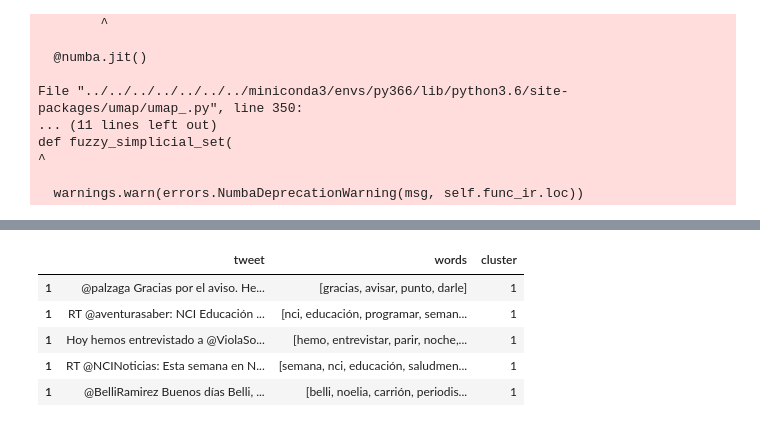
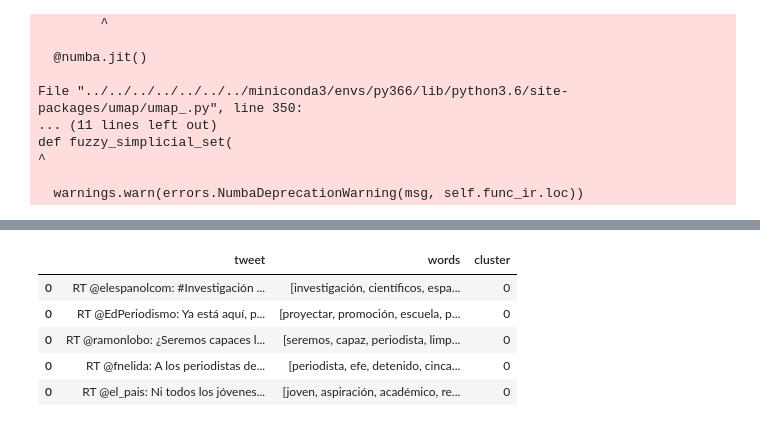
Before and after one commit to noeliacarrion/tweeffinity-final-project-ironhack, a Jupyter notebook: jupyter_notebook/cleaning_data.ipynb, the cells around one changed output, grey strips where cells are left out. Drawn from its saved outputs; the diff is of its cells as text; code cells hidden in the pictures.

```diff
--- a/jupyter_notebook/cleaning_data.ipynb
+++ b/jupyter_notebook/cleaning_data.ipynb
@@ -317,0 +209,8 @@ labels = hdbscan.labels_
+# %%
+num_clusters = 8
+
+km = KMeans(n_clusters=num_clusters)
+
+%time clustering = km.fit_predict(embedding)
+
+clusters = km.labels_.tolist()
@@ -378,14 +248,14 @@ plt.plot(range(2, 12), inertia);
 tweets = {'tweet': tweets_user['text'].values, "words": tweets_user['tokenized'].values, 'cluster': clusters}
 frame = pd.DataFrame(tweets, index = [clusters] , columns = ['tweet', 'words', "cluster"])
 # %%
-frame[frame['cluster']==1].head()
+frame[frame['cluster']==0].head()
 # %% [output]
 |  | tweet | words | cluster |
-| 1 | @palzaga Gracias por el aviso. He... | [gracias, avisar, punto, darle] | 1 |
-| 1 | RT @aventurasaber: NCI Educación ... | [nci, educación, programar, seman... | 1 |
-| 1 | Hoy hemos entrevistado a @ViolaSo... | [hemo, entrevistar, parir, noche,... | 1 |
-| 1 | RT @NCINoticias: Esta semana en N... | [semana, nci, educación, saludmen... | 1 |
-| 1 | @BelliRamirez Buenos días Belli, ... | [belli, noelia, carrión, periodis... | 1 |
+| 0 | RT @elespanolcom: #Investigación ... | [investigación, científicos, espa... | 0 |
+| 0 | RT @EdPeriodismo: Ya está aquí, p... | [proyectar, promoción, escuela, p... | 0 |
+| 0 | RT @ramonlobo: ¿Seremos capaces l... | [seremos, capaz, periodista, limp... | 0 |
+| 0 | RT @fnelida: A los periodistas de... | [periodista, efe, detenido, cinca... | 0 |
+| 0 | RT @el_pais: Ni todos los jóvenes... | [joven, aspiración, académico, re... | 0 |
 # %%
 tfidf_df = pd.DataFrame(tfidf_matrix.toarray(), columns=terms)
 tfidf_df.head()
```
Also changed, not shown: parts of 51 cells of this notebook.
